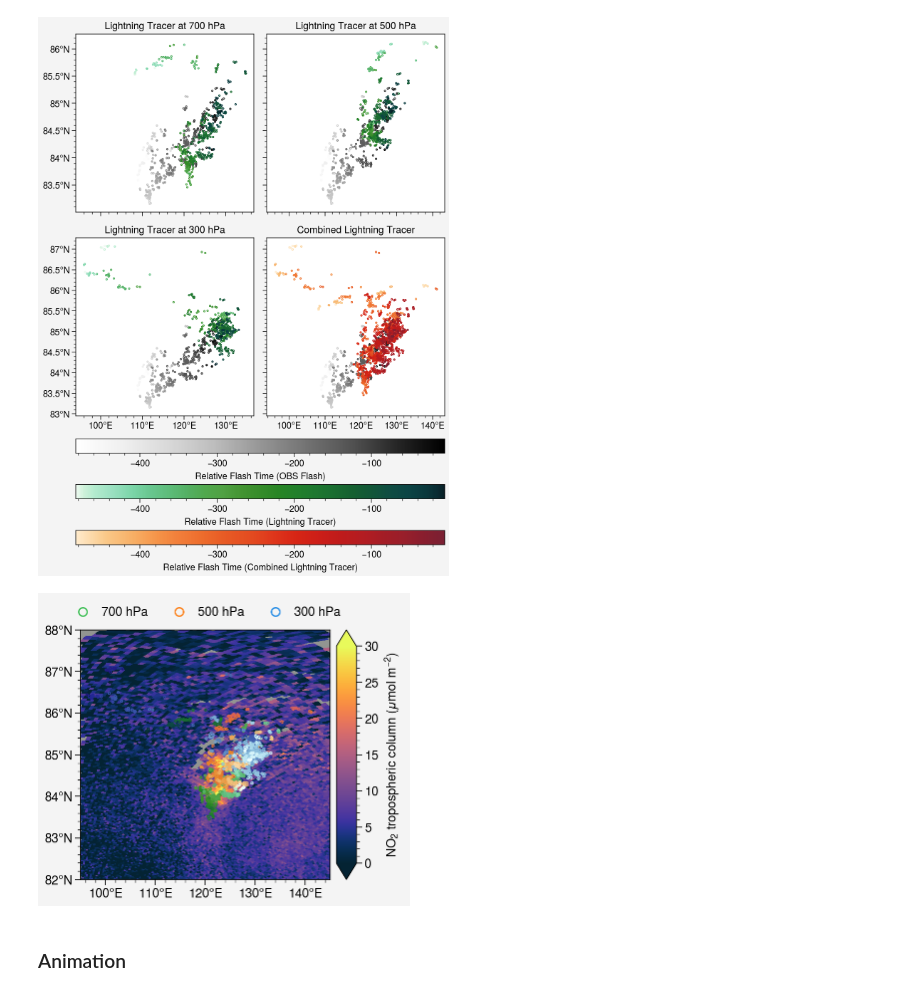
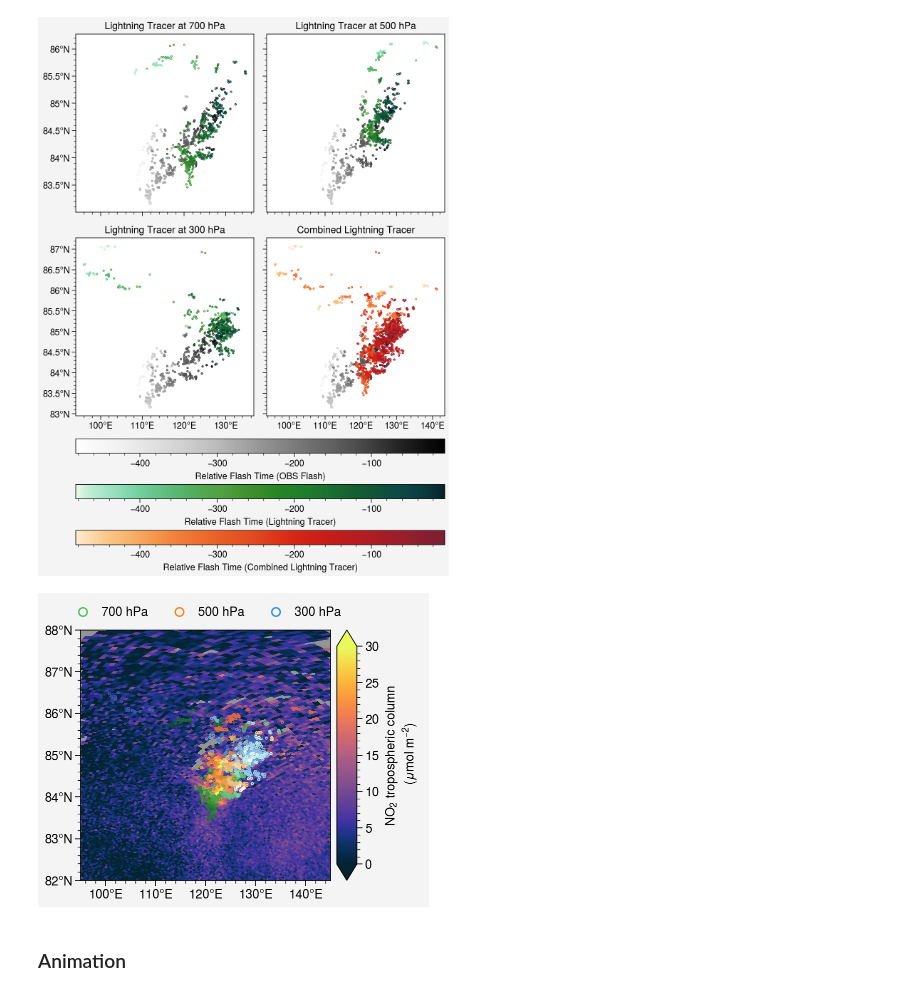
Before and after one commit to zxdawn/S5P-LNO2-Notebook, a Jupyter notebook: workflow/workflow.ipynb, the cells around one changed output. Drawn from its saved outputs; the diff is of its cells as text; code cells hidden in the pictures.

```diff
--- a/workflow/workflow.ipynb
+++ b/workflow/workflow.ipynb
@@ -25,9 +25,9 @@ Data used in this notebook are produced by the [S5P-LNO2](https://github.com/zxd
 # %%
 filename = glob('../data/clean_lightning/S5P_PAL__L2__NO2____20190811T00*.nc')[0]
 
-ds_tropomi = xr.open_dataset(filename, group='S5P').isel(time=0)\
-                [['nitrogendioxide_tropospheric_column',
-                  'nitrogendioxide_segmentation', 'lightning_mask']]
+ds_tropomi = xr.open_dataset(filename, group='S5P').isel(time=0)
+                # [['nitrogendioxide_tropospheric_column',
+                  # 'nitrogendioxide_segmentation', 'lightning_mask']]
 
 ds_lightning = xr.open_dataset(filename, group='Lightning')
 # %% [markdown]
@@ -141,37 +141,37 @@ def plot_tracer(ds_tropomi, ds_lightning, ax, lon_min, lon_max, lat_min, lat_max
     if add_colorbar == False:
         cbar_kwargs = None
     else:
-        cbar_kwargs={'label': 'NO$_2$ tropospheric column ($\mu$mol m$^{-2}$)'}
+        cbar_kwargs={'label': 'NO$_2$ tropospheric column \n ($\mu$mol m$^{-2}$)'}
     (no2*1e6).where(mask, drop=True).plot(ax=ax, x='longitude', y='latitude',
                                     cmap='Thermal', vmin=0, vmax=30, discrete=False,
-                                    add_colorbar=add_colorbar,
+                                    add_colorbar=add_colorbar, rasterized=True,
                                     cbar_kwargs=cbar_kwargs,#, 'orientation': 'horizontal'},
                                     )
 
     for index,level in enumerate(ds_lightning.level):
         # plot lightning
         s_pred = ax.scatter(ds_lightning['longitude_pred'].sel(level=level),
                             ds_lightning['latitude_pred'].sel(level=level),
                             marker="$\u25EF$", cmap=cmaps[index],
                             c=ds_lightning['delta'], s=3,
                             label=str(level.values)+' hPa')
 
     leg = ax.legend(loc='t', frame=False, markerscale=4)
     leg.legendHandles[0].set_color('green6')
     leg.legendHandles[1].set_color('orange6')
     leg.legendHandles[2].set_color('blue6')
 
     ax.format(xlabel='', ylabel='', title='')#title='Lightning tracer',)
 
 fig, axs = pplt.subplots()
 
 plot_tracer(ds_tropomi, ds_lightning, axs, lon_min, lon_max, lat_min, lat_max, add_colorbar=True)
 
 axs.format(xlim=(lon_min, lon_max), ylim=(lat_min, lat_max), grid=False,
             xformatter='deglon', yformatter='deglat',
             facecolor='gray')
 # %% [output]
-[figure, old version]
+[figure, new version]
 # %% [markdown]
 ### Animation
 # %%
```
Also changed, not shown: parts of 8 cells of this notebook.
